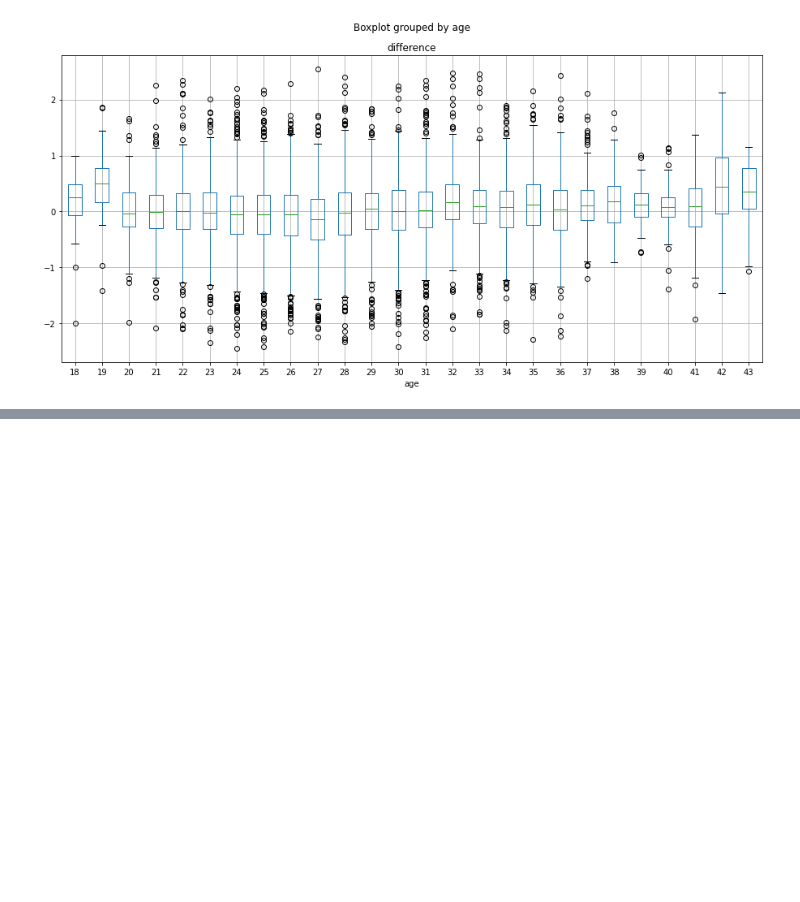
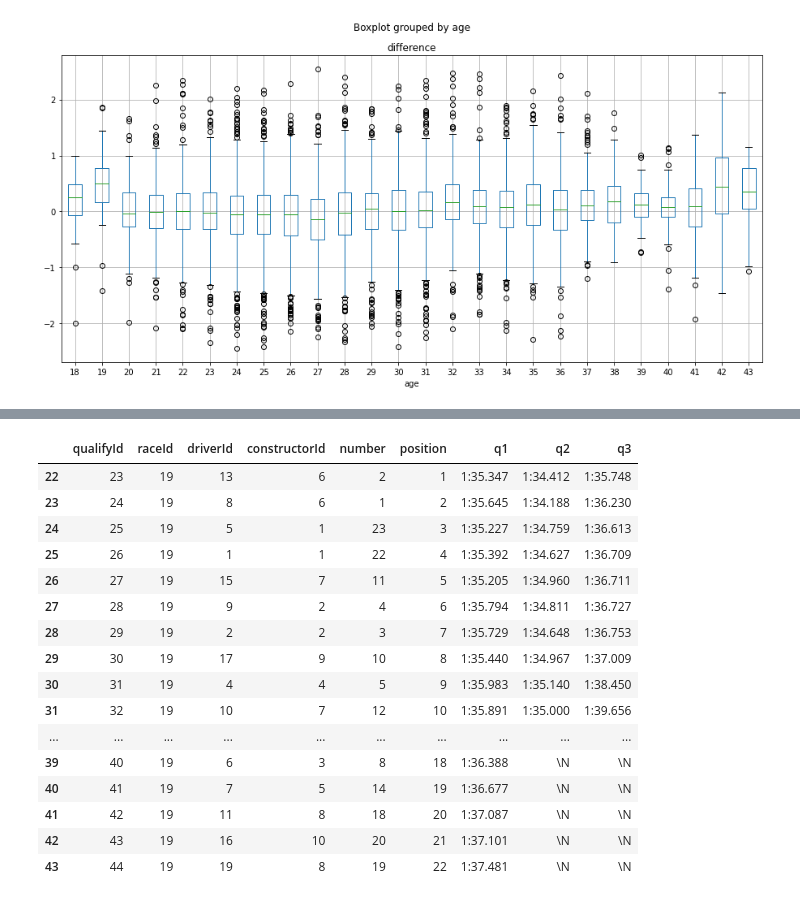
Before and after one commit to tatutimonen/F1-bayesian-analysis, a Jupyter notebook: src/python/data_transforming.ipynb, the cells around one changed output, grey strips where cells are left out. Cells and saved outputs as stored; diff of their text form; code cells hidden in the pictures; blank space fills up the shorter version.

```diff
--- a/src/python/data_transforming.ipynb
+++ b/src/python/data_transforming.ipynb
@@ -196,0 +238,20 @@ driver_means.to_csv('../../data/quali_differences_processed.csv',index=False)
+# %%
+quali_df[quali_df['raceId'] == 19]
+# %% [output]
+|  | qualifyId | raceId | driverId | constructorId | number | position | q1 | q2 | q3 |
+| 22 | 23 | 19 | 13 | 6 | 2 | 1 | 1:35.347 | 1:34.412 | 1:35.748 |
+| 23 | 24 | 19 | 8 | 6 | 1 | 2 | 1:35.645 | 1:34.188 | 1:36.230 |
+| 24 | 25 | 19 | 5 | 1 | 23 | 3 | 1:35.227 | 1:34.759 | 1:36.613 |
+| 25 | 26 | 19 | 1 | 1 | 22 | 4 | 1:35.392 | 1:34.627 | 1:36.709 |
+| 26 | 27 | 19 | 15 | 7 | 11 | 5 | 1:35.205 | 1:34.960 | 1:36.711 |
+| 27 | 28 | 19 | 9 | 2 | 4 | 6 | 1:35.794 | 1:34.811 | 1:36.727 |
+| 28 | 29 | 19 | 2 | 2 | 3 | 7 | 1:35.729 | 1:34.648 | 1:36.753 |
+| 29 | 30 | 19 | 17 | 9 | 10 | 8 | 1:35.440 | 1:34.967 | 1:37.009 |
+| 30 | 31 | 19 | 4 | 4 | 5 | 9 | 1:35.983 | 1:35.140 | 1:38.450 |
+| 31 | 32 | 19 | 10 | 7 | 12 | 10 | 1:35.891 | 1:35.000 | 1:39.656 |
+| ... | ... | ... | ... | ... | ... | ... | ... | ... | ... |
+| 39 | 40 | 19 | 6 | 3 | 8 | 18 | 1:36.388 | \N | \N |
+| 40 | 41 | 19 | 7 | 5 | 14 | 19 | 1:36.677 | \N | \N |
+| 41 | 42 | 19 | 11 | 8 | 18 | 20 | 1:37.087 | \N | \N |
+| 42 | 43 | 19 | 16 | 10 | 20 | 21 | 1:37.101 | \N | \N |
+| 43 | 44 | 19 | 19 | 8 | 19 | 22 | 1:37.481 | \N | \N |
```
Also changed, not shown: parts of 5 cells of this notebook.
